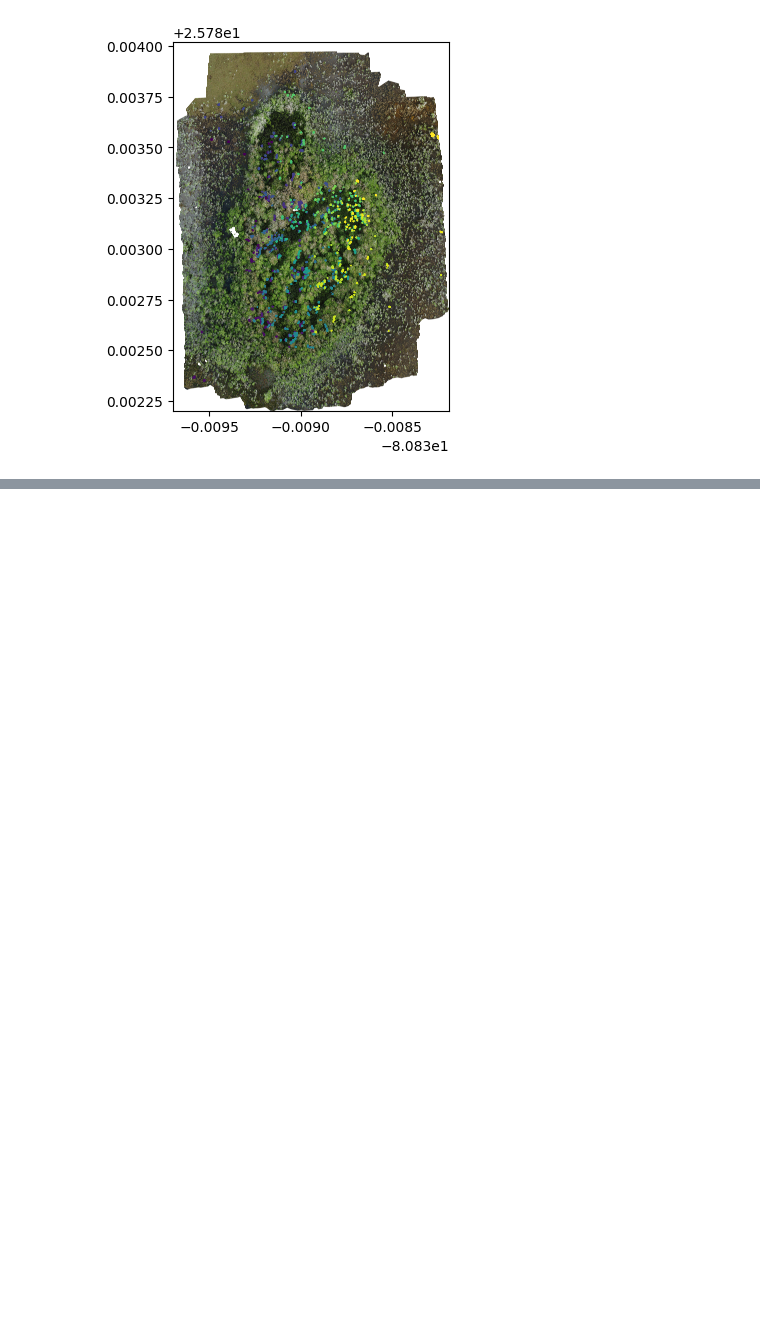
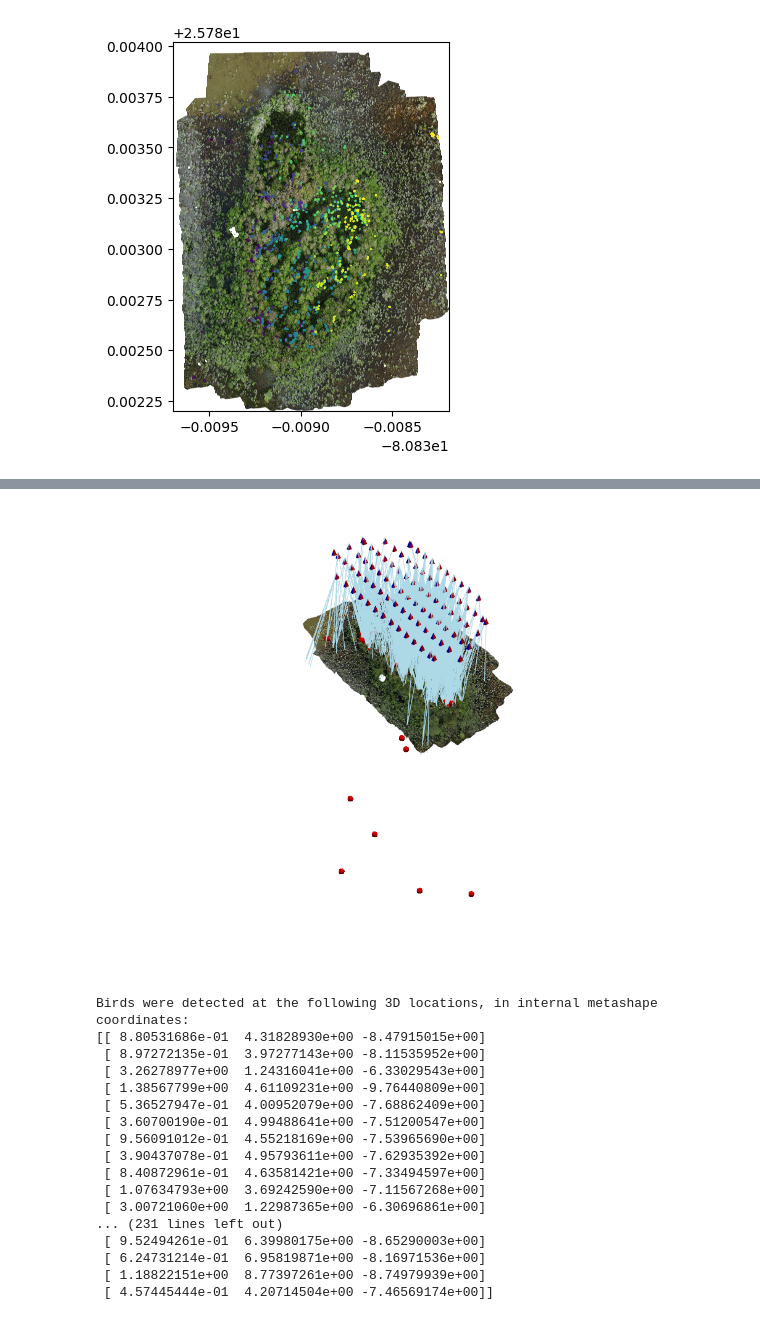
Before and after one commit to open-forest-observatory/geograypher, a Jupyter notebook: examples/project_detections.ipynb, the cells around one changed output, grey strips where cells are left out. Cells and saved outputs as stored; diff of their text form; code cells hidden in the pictures; blank space fills up the shorter version.

```diff
--- a/examples/project_detections.ipynb
+++ b/examples/project_detections.ipynb
@@ -11,29 +24,47 @@ from geograypher.entrypoints.project_detections import project_detections
 # %% [markdown]
 # Set constants
 # %%
+# The data folder on Google Drive should be placed in the `data` subfolder of the repository
 DETECTIONS_DATA_FOLDER = Path(DATA_FOLDER, "example_detection")
 INPUT_FOLDER = Path(DETECTIONS_DATA_FOLDER, "inputs")
 INTERMEDIATE_FOLDER = Path(DETECTIONS_DATA_FOLDER, "intermediate_results")
 OUTPUT_FOLDER = Path(DETECTIONS_DATA_FOLDER, "outputs")
 
+# Path to cameras
 CAMERAS_FILENAME = Path(INPUT_FOLDER, "hidden_little_cameras.xml")
+# Path to mesh
 MESH_FILENAME = Path(INPUT_FOLDER, "hidden_little_mesh.ply")
+# Path to images
 IMAGE_FOLDER = Path(INPUT_FOLDER, "images")
+# Path to detection predictions
 DETECTIONS_FOLDER = Path(INPUT_FOLDER, "detections")
+# Path to orthomosaic
 ORTHO_FILENAME = Path(INPUT_FOLDER, "hidden_little_ortho.tif")
 
+# Path to saved projections onto the face. Can either be read from or written to depending on the step
 PROJECTIONS_TO_MESH_FILENAME = Path(
     INTERMEDIATE_FOLDER, "projections_to_mesh.npz"
 )
+# File to export the geospatial projections to
 PROJECTIONS_TO_GEOSPATIAL_SAVEFILENAME = Path(
     OUTPUT_FOLDER, "detections_projected_to_geospatial.geojson"
 )
 
+# Focal length of the camera in pixels
 DEFAULT_FOCAL_LENGTH = 8688
+# Whether to run the step for projecting images to meshes
 PROJECT_TO_MESH = True
+# Whether to run the conversion from mesh to geospatial
 CONVERT_TO_GEOSPATIAL = True
+# Whether to show the mesh
 VIS_MESH = True
+# Whether to show the geospatial predictions
 VIS_GEODATA = True
+
+# For the ray-based approach, the tolerance between detections to consider them a match
+RAY_BASED_SIMILARITY_THRESHOLD = 0.0002
+# The length of the lines for visualizing the rays
+VIS_LINE_LENGTH = 7
 # %% [markdown]
 # Projection detections to mesh
 Here we take the per-image detections and project them onto the faces of the mesh. If requested, these projections can be visualized and/or saved to a file for further processing. Note that you could also could convert them to geospatial coordinates using this function, but it's split into two function calls to demonstrate the functionality.
@@ -111,0 +140,58 @@ if PROJECTIONS_TO_GEOSPATIAL_SAVEFILENAME is not None and PROJECTIONS_TO_GEOSPAT
+# %%
+# Create a set of cameras
+camera_set = MetashapeCameraSet(
+    camera_file=CAMERAS_FILENAME,
+    image_folder=IMAGE_FOLDER,
+    default_sensor_params={"cx": 0, "cy": 0, "f": DEFAULT_FOCAL_LENGTH}
+)
+
+# Determine the shape of the images, assuming they're all the same
+image_shape = imread(list(IMAGE_FOLDER.glob("*.JPG"))[0]).shape[:2]
+
+# Create a detector object that looks up detections from a folder. The predictions should be
+# one per image in the DeepForest format.
+detector = TabularRectangleSegmentor(
+    pred_file_or_folder=DETECTIONS_FOLDER,
+    image_folder=IMAGE_FOLDER,
+    image_shape=image_shape,
+    label_key="instance_ID",
+)
+
+# Create a pyvista plotter to show both scenes at once
+plotter = create_pv_plotter(off_screen=False, force_xvfb=False)
+
+# Load the mesh and plot it
+mesh = pv.read(MESH_FILENAME)
+plotter.add_mesh(mesh, rgb=True)
+
+# Identify correspondences between detections and show them
+detected_bird_locations = camera_set.aggreate_detections(
+    segmentor=detector,
+    plotter=plotter,
+    similarity_threshold=RAY_BASED_SIMILARITY_THRESHOLD,
+    vis_line_length=VIS_LINE_LENGTH,
+)
+# Show the cameras
+camera_set.vis(show=True, frustum_scale=0.5, plotter=plotter)
+
+# TODO convert these into geospatial coords
+print(f"Birds were detected at the following 3D locations, in internal metashape coordinates:\n{detected_bird_locations}")
+# %% [output]
+[figure, added]
+Birds were detected at the following 3D locations, in internal metashape coordinates:
+[[ 8.80531686e-01  4.31828930e+00 -8.47915015e+00]
+ [ 8.97272135e-01  3.97277143e+00 -8.11535952e+00]
+ [ 3.26278977e+00  1.24316041e+00 -6.33029543e+00]
+ [ 1.38567799e+00  4.61109231e+00 -9.76440809e+00]
+ [ 5.36527947e-01  4.00952079e+00 -7.68862409e+00]
+ [ 3.60700190e-01  4.99488641e+00 -7.51200547e+00]
+ [ 9.56091012e-01  4.55218169e+00 -7.53965690e+00]
+ [ 3.90437078e-01  4.95793611e+00 -7.62935392e+00]
+ [ 8.40872961e-01  4.63581421e+00 -7.33494597e+00]
+ [ 1.07634793e+00  3.69242590e+00 -7.11567268e+00]
+ [ 3.00721060e+00  1.22987365e+00 -6.30696861e+00]
+... (231 lines left out)
+ [ 9.52494261e-01  6.39980175e+00 -8.65290003e+00]
+ [ 6.24731214e-01  6.95819871e+00 -8.16971536e+00]
+ [ 1.18822151e+00  8.77397261e+00 -8.74979939e+00]
+ [ 4.57445444e-01  4.20714504e+00 -7.46569174e+00]]
```
Also changed, not shown: parts of 2 cells of this notebook.
